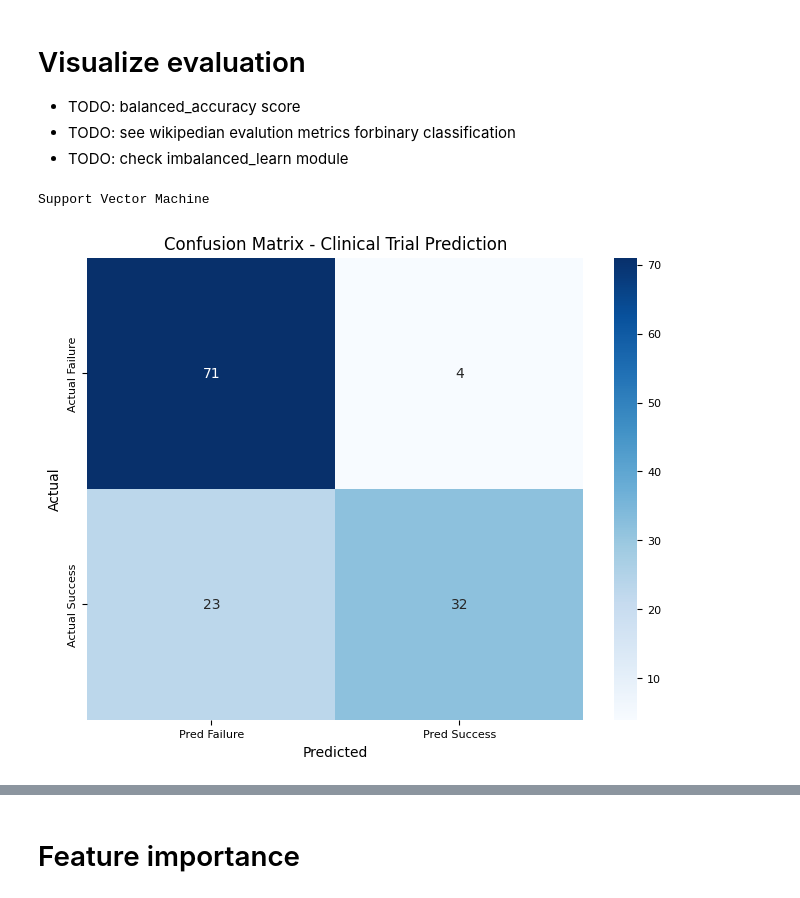
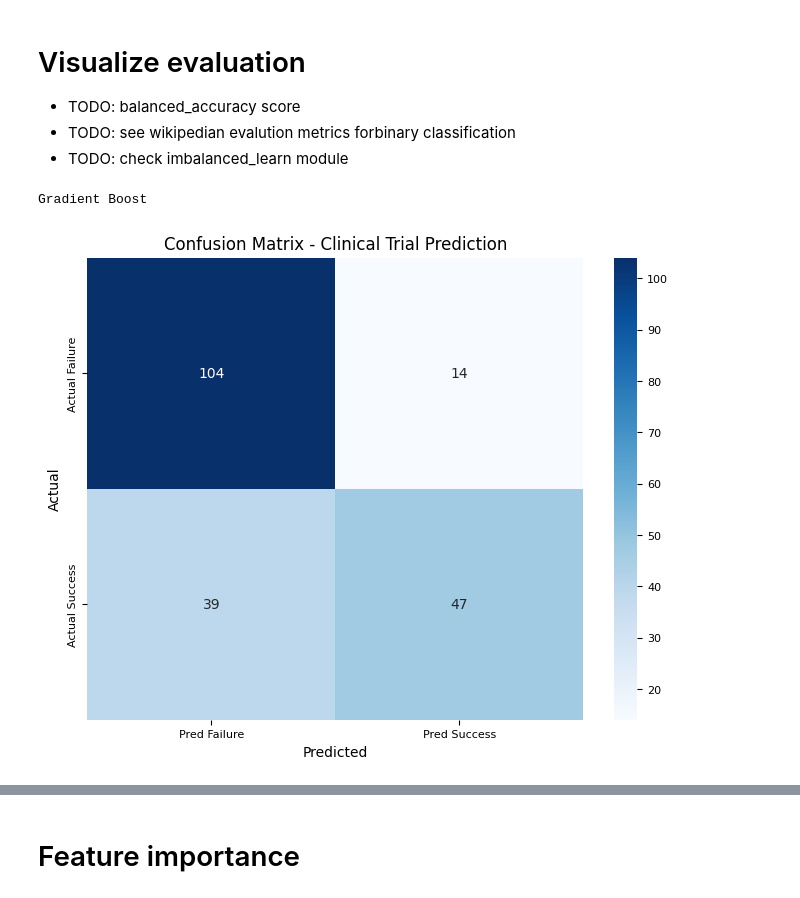
Before and after one commit to Vladislav-Antipin/DALAS-Project, a Jupyter notebook: notebooks/04-model_training.ipynb, the cells around one changed output, grey strips where cells are left out. Saved outputs shown, nothing was run; the diff lists cells and outputs as text; code cells hidden in the pictures.

```diff
--- a/notebooks/04-model_training.ipynb
+++ b/notebooks/04-model_training.ipynb
@@ -79,15 +79,22 @@ merged_df = merged_df.drop(columns = ["name_similarity"])
 # Prepare train and test set
 # %%
 SPLIT_BY_TIME = True
-TRAIN_SIZE = 0.9
+TRAIN_SIZE = 0.85
 
 if SPLIT_BY_TIME:
     merged_df = (merged_df
-    .merge(dates_df, how="left", on=["drug_id","disease_id"])
+    .merge(dates_df[["drug_id","disease_id", "first_trial_date"]], how="left", on=["drug_id","disease_id"])
     .sort_values(by="first_trial_date")
-    .drop(columns=["first_trial_date"])
+    .reset_index(drop=True)
     )
 
+    print("Split date is:", merged_df["first_trial_date"][int(merged_df.shape[0]*0.9)])
+
+    merged_df = merged_df.drop(columns=["first_trial_date"])
+
     FIG_PATH += "time_split-"
+    TAB_PATH += "time_split-"
 else:
+    merged_df = merged_df.reset_index(drop=True)
     FIG_PATH += "random_split-"
+    TAB_PATH += "random_split-"
@@ -248,11 +257,12 @@ full_names = {
 # %% [markdown]
 # Fit, predict and evaluate all models
 # %%
-RUN_TUNING = False
+RUN_TUNING = True
 
 if RUN_TUNING:
     summary_df = pd.DataFrame()
     models = {}
+    # IF TRY: [2:3] to take only SVM (the best one)
     for model_cv in model_cvs:
         model_cv.fit(X_train, y_train)
         print(model_cv.best_params_)
@@ -316,32 +360,33 @@ best_models = summary_df.sort_values(by="f1_score", ascending=False).reset_index
 # %%
+best_models = summary_df.sort_values(by="f1_score", ascending=False).reset_index(drop=True)["model"]
 MODEL_NAME = best_models[0]
 
 print(full_names[MODEL_NAME])
 
 if not MODEL_NAME in models:
     raise KeyError("This model wan't fine tuned")
 
-model.fit(X_train, y_train)
+model = models[MODEL_NAME]
 y_pred = model.predict(X_test)
 
 if hasattr(model, "predict_proba") and callable(getattr(model, "predict_proba")):
     y_proba = model.predict_proba(X_test)[:, 1]
 else:
     print("This model doesn't yeild probabilities")
     y_proba = None
 cm = confusion_matrix(y_test, y_pred)
 
 sns.heatmap(cm, annot=True, fmt='d', cmap='Blues',
             xticklabels=['Pred Failure', 'Pred Success'],
             yticklabels=['Actual Failure', 'Actual Success'])
 plt.ylabel('Actual')
 plt.xlabel('Predicted')
 plt.title('Confusion Matrix - Clinical Trial Prediction')
 plt.savefig(FIG_PATH+MODEL_NAME+"-confusion_matrix.png", dpi=300, bbox_inches="tight")
 plt.show()
 # %% [output]
-Support Vector Machine
+Gradient Boost
-[figure, old version]
+[figure, new version]
 # %%
 print("  Accuracy:", accuracy_score(y_test, y_pred))
 print("  Precision:", precision_score(y_test, y_pred))
```
Also changed, not shown: parts of 14 cells of this notebook, 6 other files.
